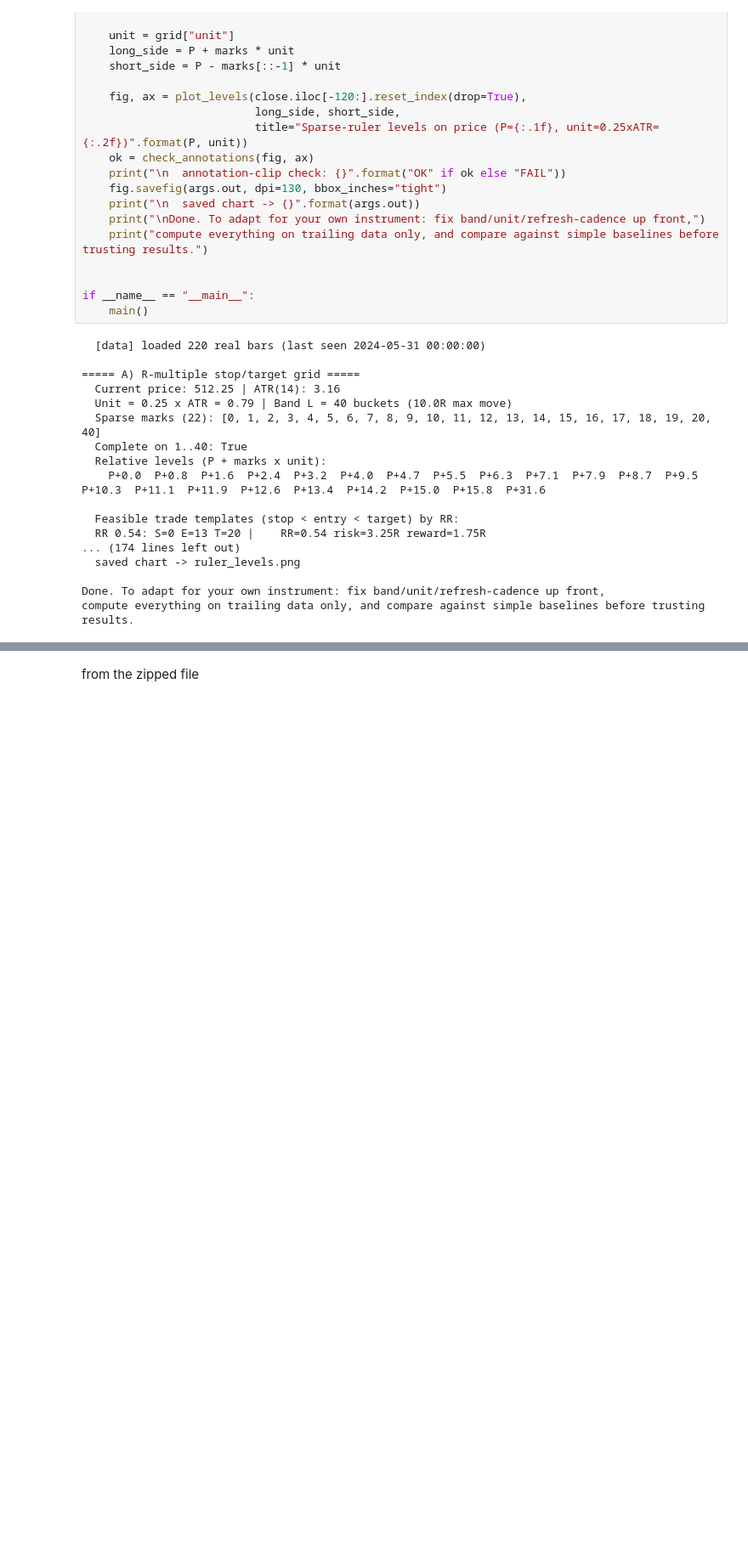
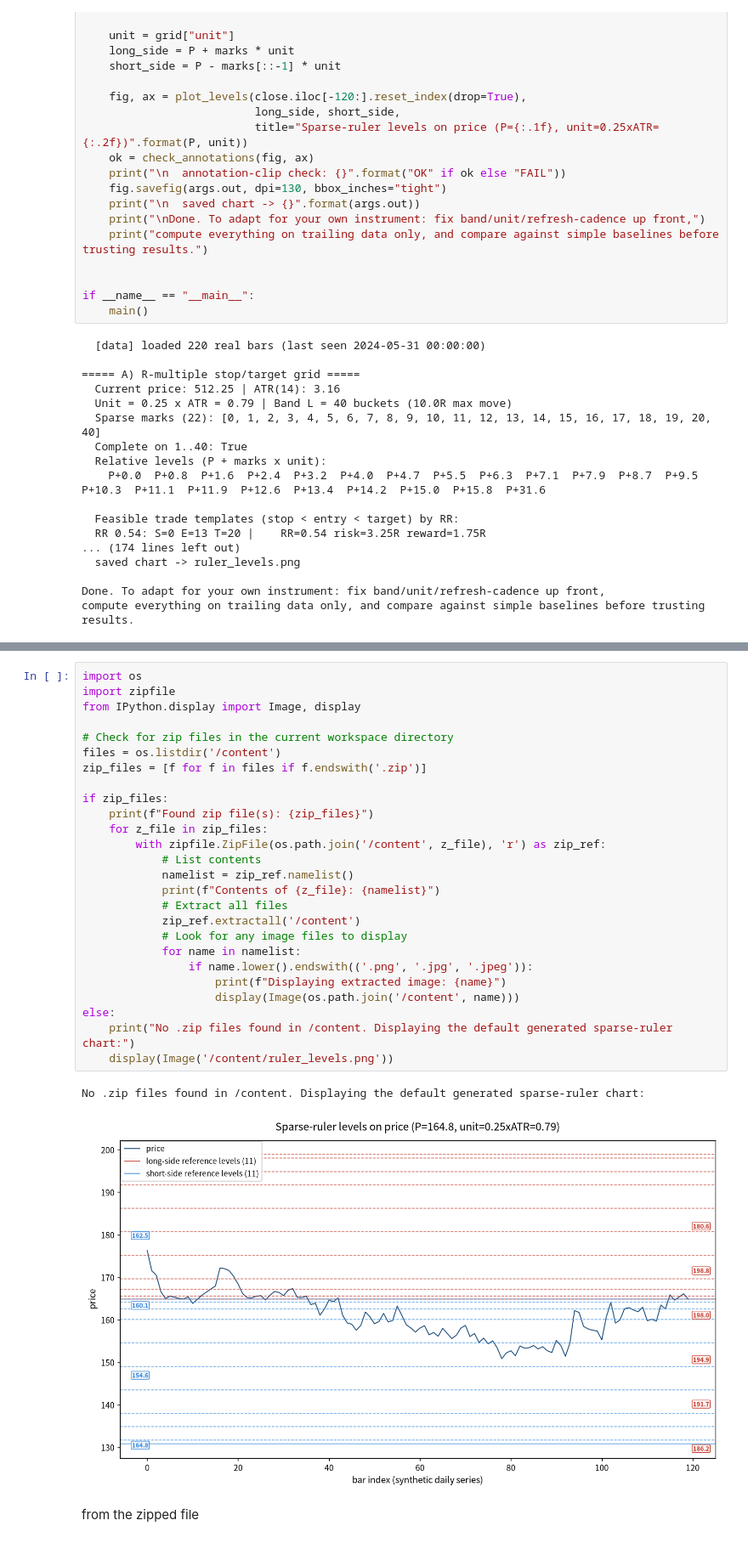
Before and after one commit to davesagit123/blank-app, a Jupyter notebook: sparse_ruler_for_trading_experiment.ipynb, the cells around one changed output, grey strips where cells are left out. Shown at 85% size. Cells and saved outputs as stored; diff of their text form; blank space fills up the shorter version.

```diff
--- a/sparse_ruler_for_trading_experiment.ipynb
+++ b/sparse_ruler_for_trading_experiment.ipynb
@@ -378,2 +385,31 @@ compute everything on trailing data only, and compare against simple baselines b
+# %%
+import os
+import zipfile
+from IPython.display import Image, display
+
+# Check for zip files in the current workspace directory
+files = os.listdir('/content')
+zip_files = [f for f in files if f.endswith('.zip')]
+
+if zip_files:
+    print(f"Found zip file(s): {zip_files}")
+    for z_file in zip_files:
+        with zipfile.ZipFile(os.path.join('/content', z_file), 'r') as zip_ref:
+            # List contents
+            namelist = zip_ref.namelist()
+            print(f"Contents of {z_file}: {namelist}")
+            # Extract all files
+            zip_ref.extractall('/content')
+            # Look for any image files to display
+            for name in namelist:
+                if name.lower().endswith(('.png', '.jpg', '.jpeg')):
+                    print(f"Displaying extracted image: {name}")
+                    display(Image(os.path.join('/content', name)))
+else:
+    print("No .zip files found in /content. Displaying the default generated sparse-ruler chart:")
+    display(Image('/content/ruler_levels.png'))
+# %% [output]
+No .zip files found in /content. Displaying the default generated sparse-ruler chart:
+[figure, added]
 # %% [markdown]
 from the zipped file
```
Also changed, not shown: parts of 1 cell of this notebook.
